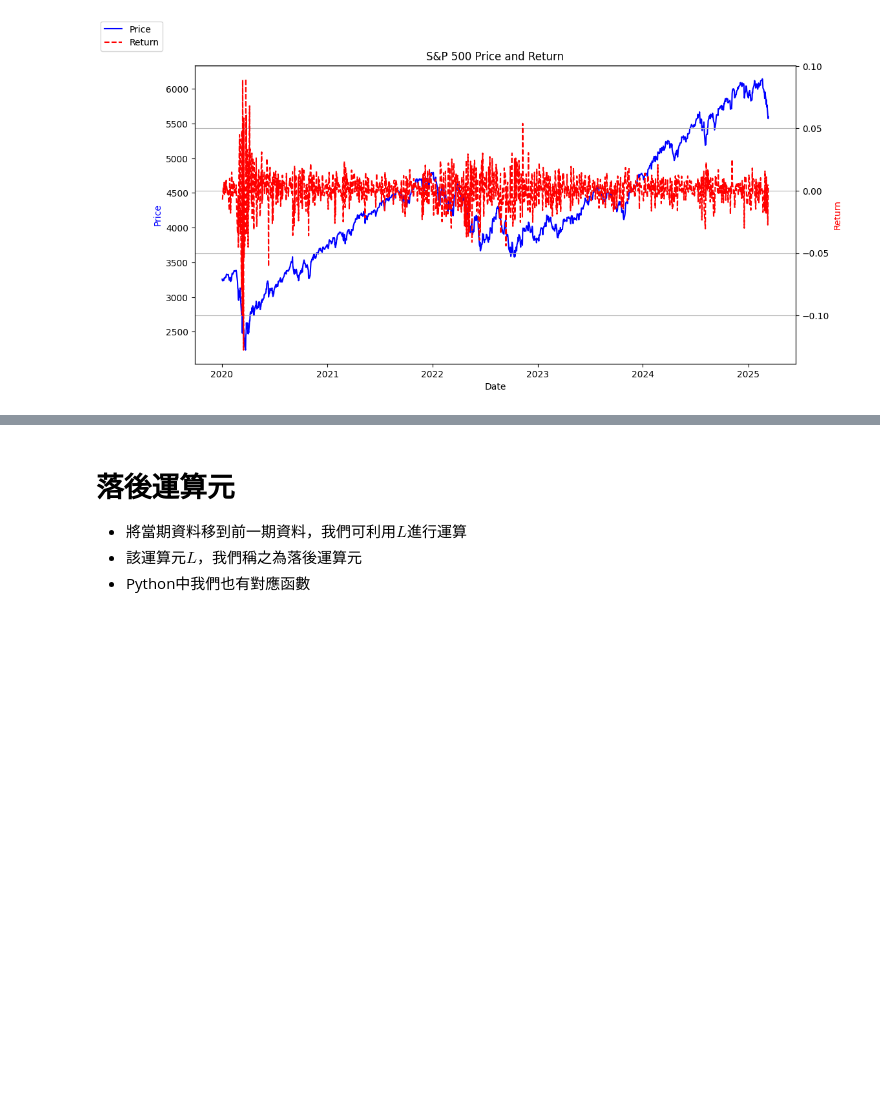
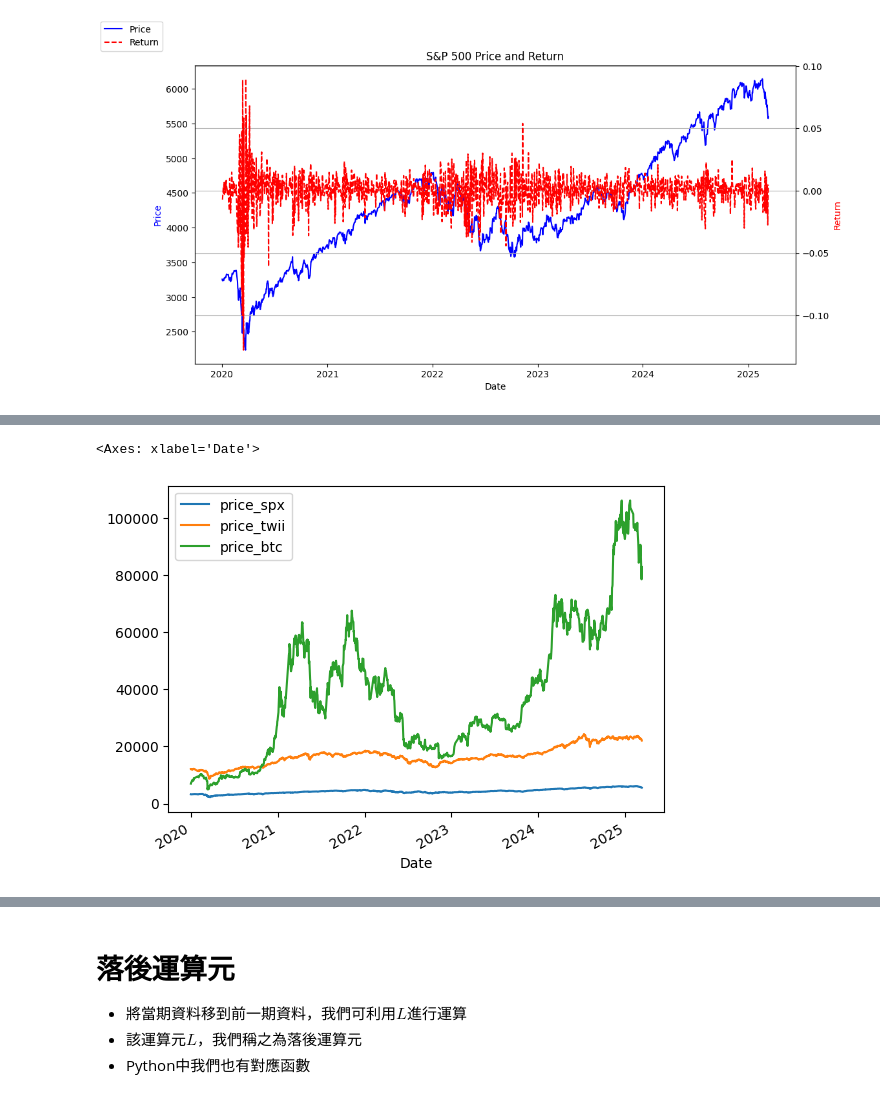
Before and after one commit to quetion/time_series_SCU, a Jupyter notebook: TS_Ch1_exercise.ipynb, the cells around one changed output, grey strips where cells are left out. Cells and saved outputs as stored; diff of their text form; code cells hidden in the pictures; blank space fills up the shorter version.

```diff
--- a/TS_Ch1_exercise.ipynb
+++ b/TS_Ch1_exercise.ipynb
@@ -265,0 +283,8 @@ plt.show()
+# %%
+# 3.
+data_2 = yf.download('BTC-USD')
+data_2 = data_2['2020':]
+data_2 = data_2[['Close']]
+data_2.columns = ['price_btc']
+data_2['ret_btc'] = np.log(data_2.price_btc).diff()
+data_2['ret_btc_1'] = data_2.price_btc.pct_change()
@@ -265,0 +303,4 @@ plt.show()
+# %%
+# merge data, data_1, data_2
+#test = pd.merge(data,data_1, left_index=True, right_index=True)
+test = pd.merge(test,data_2, left_index=True, right_index=True)
@@ -265,0 +317,6 @@ plt.show()
+# %%
+# plot 三組price價格序列的趨勢圖
+test[['price_spx','price_twii','price_btc']].plot()
+# %% [output]
+<Axes: xlabel='Date'>
+[figure, added]
```
Also changed, not shown: parts of 10 cells of this notebook.
